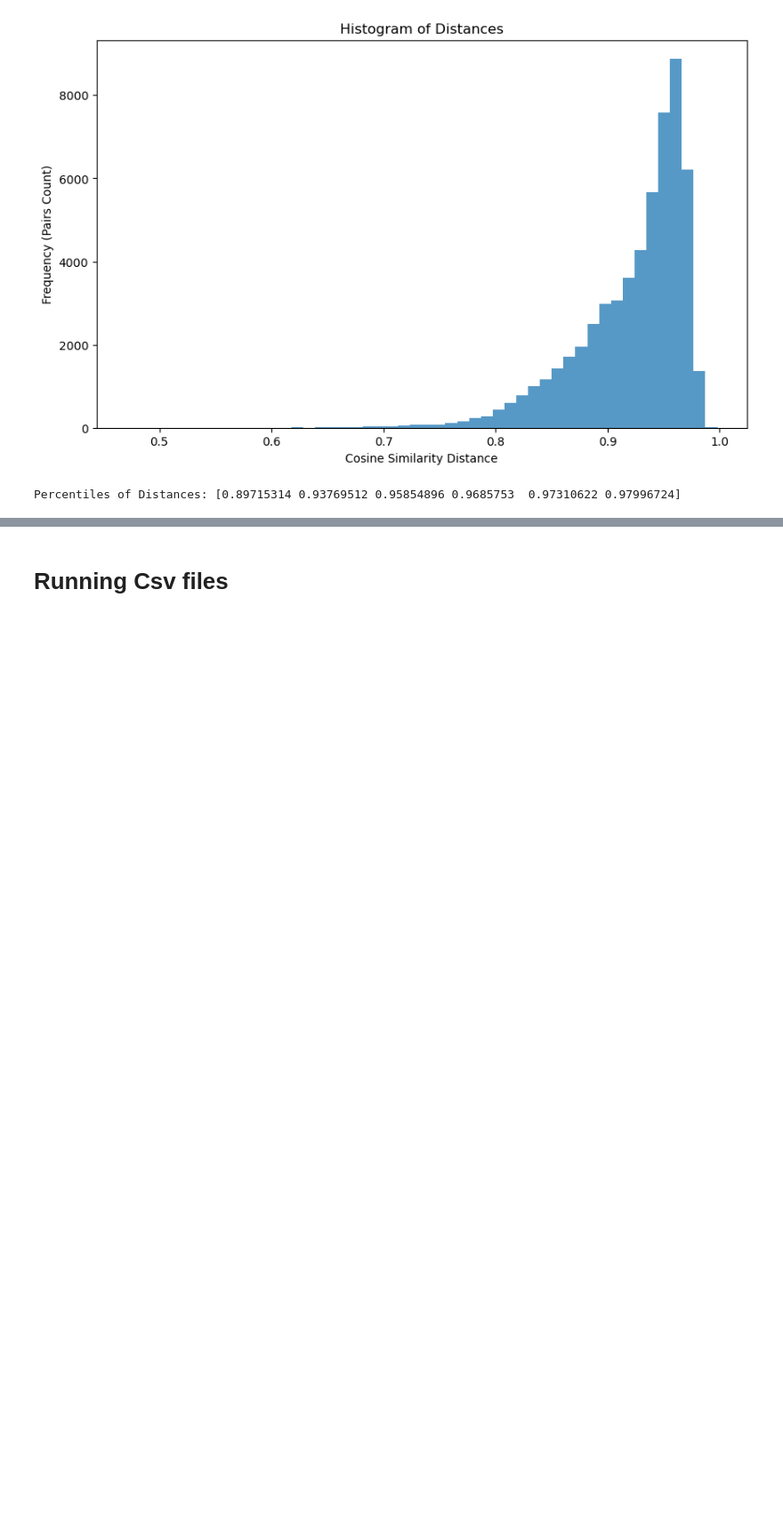
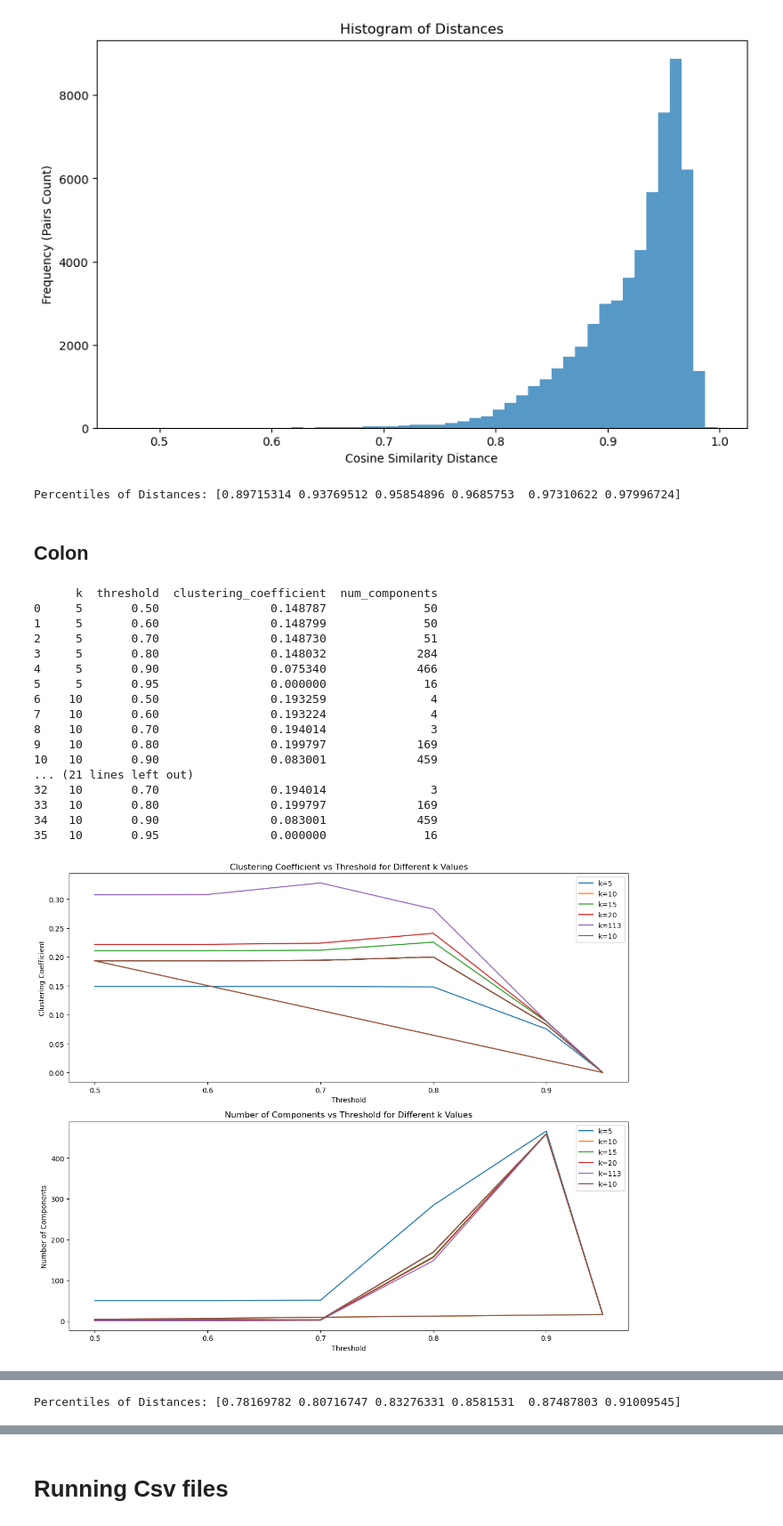
Before and after one commit to OrrBav/GNN_project, a Jupyter notebook: embedding_eda_new.ipynb, the cells around one changed output, grey strips where cells are left out. Shown at 89% size. Drawn from its saved outputs; the diff is of its cells as text; code cells hidden in the pictures; blank space fills up the shorter version.

Commit message:
started working on Colon data

```diff
--- a/embedding_eda_new.ipynb
+++ b/embedding_eda_new.ipynb
@@ -617,3 +617,5 @@ evaluating_thresholds('/mnt/c/Users/orrbb/Documents/BioInformatics/Msc/Master/GN
 [figure]
 [figure]
 Percentiles of Distances: [0.89715314 0.93769512 0.95854896 0.9685753  0.97310622 0.97996724]
+# %% [markdown]
+## Colon
@@ -619,0 +683,21 @@ Percentiles of Distances: [0.89715314 0.93769512 0.95854896 0.9685753  0.9731062
+# %%
+evaluating_thresholds("/dsi/sbm/OrrBavly/colon_data/embeddings/pool1_S11_low.csv")
+# %% [output]
+      k  threshold  clustering_coefficient  num_components
+0     5       0.50                0.148787              50
+1     5       0.60                0.148799              50
+2     5       0.70                0.148730              51
+3     5       0.80                0.148032             284
+4     5       0.90                0.075340             466
+5     5       0.95                0.000000              16
+6    10       0.50                0.193259               4
+7    10       0.60                0.193224               4
+8    10       0.70                0.194014               3
+9    10       0.80                0.199797             169
+10   10       0.90                0.083001             459
+... (21 lines left out)
+32   10       0.70                0.194014               3
+33   10       0.80                0.199797             169
+34   10       0.90                0.083001             459
+35   10       0.95                0.000000              16
+[figure, added]
@@ -619,0 +705 @@ Percentiles of Distances: [0.89715314 0.93769512 0.95854896 0.9685753  0.9731062
+Percentiles of Distances: [0.78169782 0.80716747 0.83276331 0.8581531  0.87487803 0.91009545]
```
Also changed, not shown: parts of 3 cells of this notebook, 3 other files.
